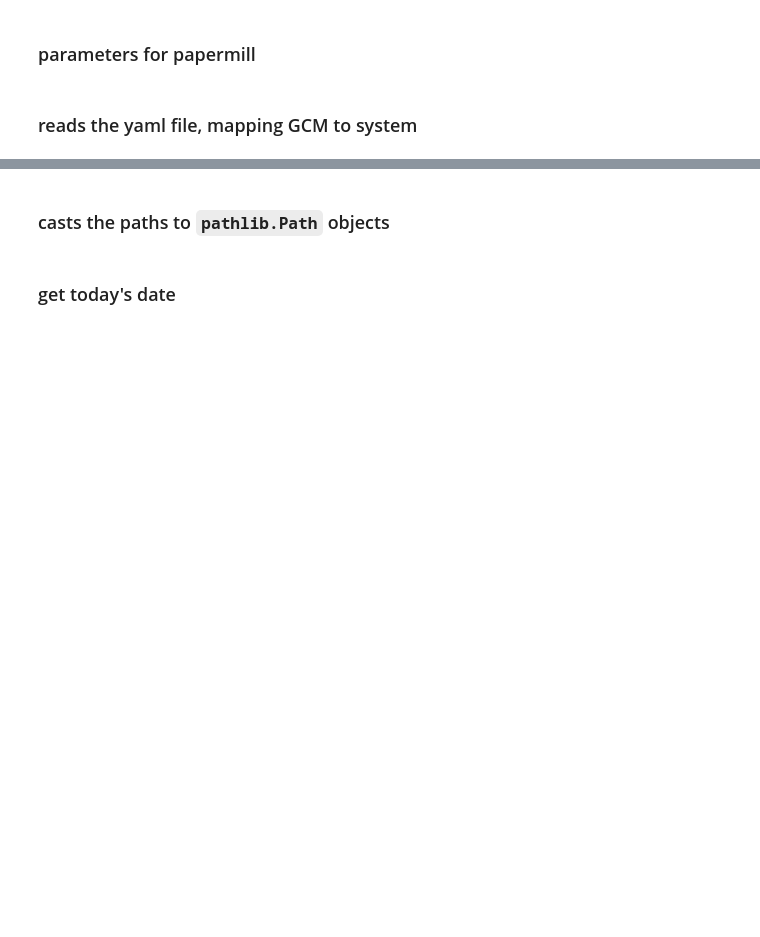
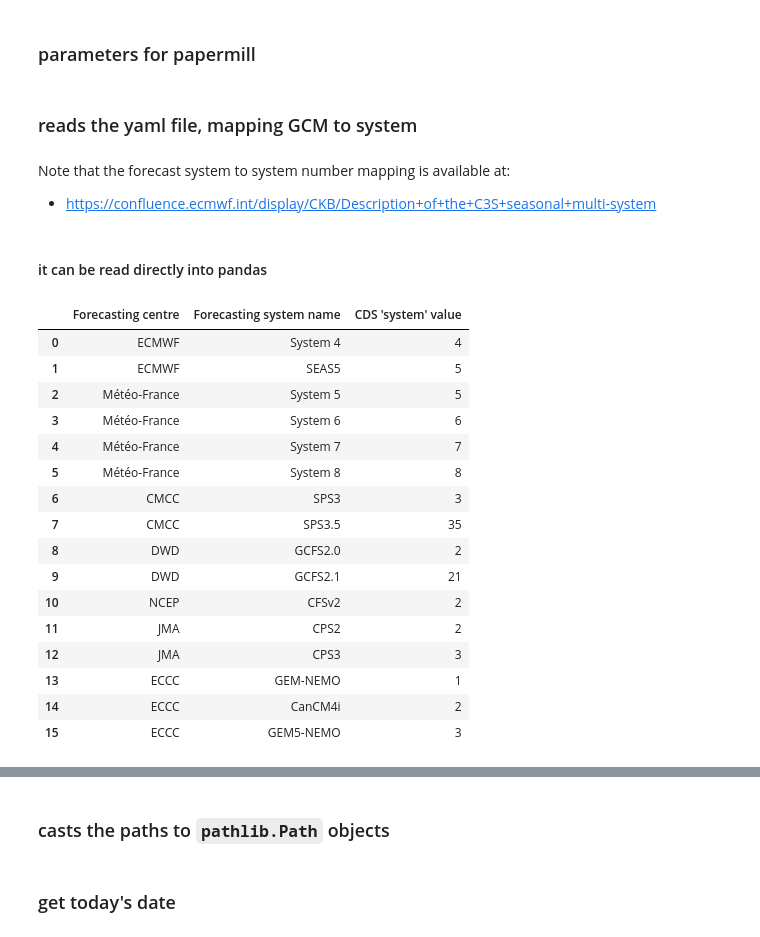
Before and after one commit to nicolasfauchereau/ICU_Water_Watch, a Jupyter notebook: notebooks/C3S/1_download_C3S_rolling_hindcasts.ipynb, the cells around one changed output, grey strips where cells are left out. Drawn from its saved outputs; the diff is of its cells as text; code cells hidden in the pictures; blank space fills up the shorter version.

```diff
--- a/notebooks/C3S/1_download_C3S_rolling_hindcasts.ipynb
+++ b/notebooks/C3S/1_download_C3S_rolling_hindcasts.ipynb
@@ -45,6 +46,38 @@ gcm_path = f'/media/nicolasf/END19101/ICU/data/{provider}/operational/hindcasts'
 config_yaml = './CDS_config.yaml'
 # %% [markdown]
 ### reads the yaml file, mapping GCM to system
+# %% [markdown]
+Note that the forecast system to system number mapping is available at:
+
+- [https://confluence.ecmwf.int/display/CKB/Description+of+the+C3S+seasonal+multi-system](https://confluence.ecmwf.int/display/CKB/Description+of+the+C3S+seasonal+multi-system)
+# %% [markdown]
+#### it can be read directly into pandas
+# %%
+url = 'https://confluence.ecmwf.int/display/CKB/Description+of+the+C3S+seasonal+multi-system'
+# %%
+systems_table = pd.read_html(url)
+# %%
+systems_table = systems_table[1]
+# %%
+systems_table
+# %% [output]
+|  | Forecasting centre | Forecasting system name | CDS 'system' value |
+| 0 | ECMWF | System 4 | 4 |
+| 1 | ECMWF | SEAS5 | 5 |
+| 2 | Météo-France | System 5 | 5 |
+| 3 | Météo-France | System 6 | 6 |
+| 4 | Météo-France | System 7 | 7 |
+| 5 | Météo-France | System 8 | 8 |
+| 6 | CMCC | SPS3 | 3 |
+| 7 | CMCC | SPS3.5 | 35 |
+| 8 | DWD | GCFS2.0 | 2 |
+| 9 | DWD | GCFS2.1 | 21 |
+| 10 | NCEP | CFSv2 | 2 |
+| 11 | JMA | CPS2 | 2 |
+| 12 | JMA | CPS3 | 3 |
+| 13 | ECCC | GEM-NEMO | 1 |
+| 14 | ECCC | CanCM4i | 2 |
+| 15 | ECCC | GEM5-NEMO | 3 |
 # %%
 # Open the file and load the file
 with open(config_yaml) as f:
```
Also changed, not shown: parts of 7 cells of this notebook, 2 other files.
